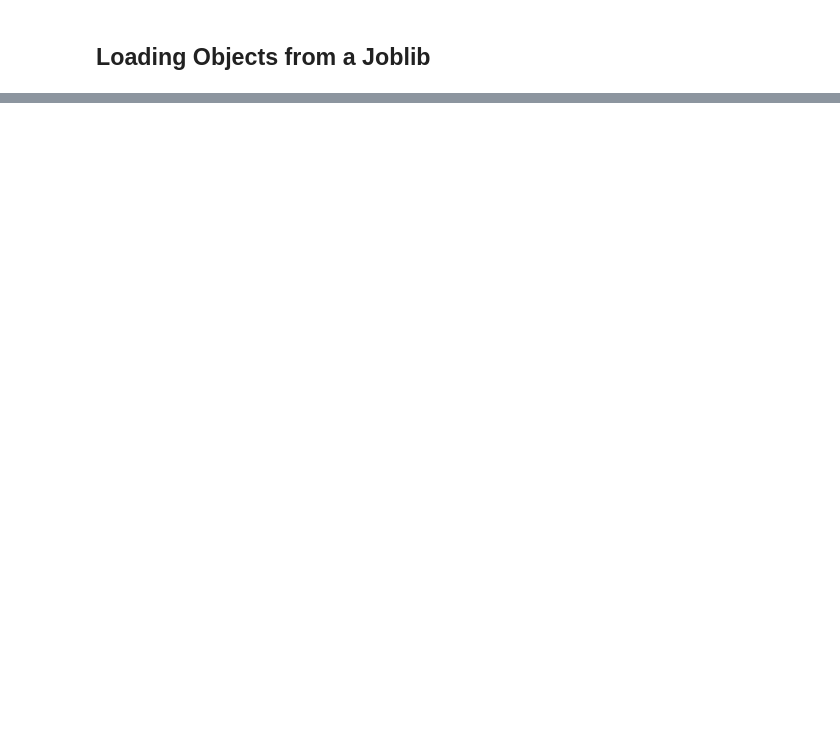
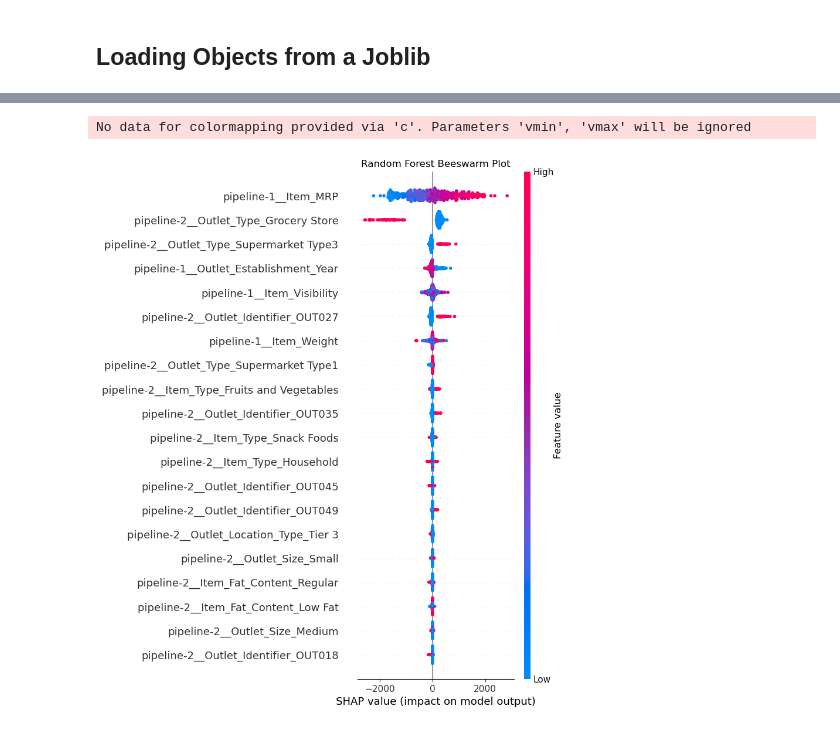
Before and after one commit to hgploutz/coding-dojo-bootcamp-repo, a Jupyter notebook: Explaining Models with Shap.ipynb, the cells around one changed output, grey strips where cells are left out. Drawn from its saved outputs; the diff is of its cells as text; code cells hidden in the pictures; blank space fills up the shorter version.

```diff
--- a/Explaining Models with Shap.ipynb
+++ b/Explaining Models with Shap.ipynb
@@ -43,0 +221,5 @@ dict_keys(['X_train', 'y_train', 'X_test', 'y_test', 'preprocessor', 'RandomFore
+# %%
+# Take a sample of the training data (nsampel=500, use random_state=SEED)
+X_shap = shap.sample(X_train, nsamples = 500, random_state=SEED)
+y_shap = y_train.loc[X_shap.index]
+X_shap.head()
@@ -43,0 +235,6 @@ dict_keys(['X_train', 'y_train', 'X_test', 'y_test', 'preprocessor', 'RandomFore
+# %%
+# Instantiate a Model Explainer with the model
+rf_explainer = shap.Explainer(rf_reg)
+
+## Get shap values from the explainer
+rf_shap_values = rf_explainer(X_shap)
@@ -43,0 +268,10 @@ dict_keys(['X_train', 'y_train', 'X_test', 'y_test', 'preprocessor', 'RandomFore
+# %%
+## create a summary plot for Random Forest (dot/default version)
+fig, ax = plt.subplots()
+shap.summary_plot(rf_shap_values, features=X_shap, show=False)
+
+plt.title('Random Forest Beeswarm Plot')
+plt.show()
+# %% [output]
+No data for colormapping provided via 'c'. Parameters 'vmin', 'vmax' will be ignored
+[figure, added]
```
Also changed, not shown: parts of 26 cells of this notebook, 3 other files.
